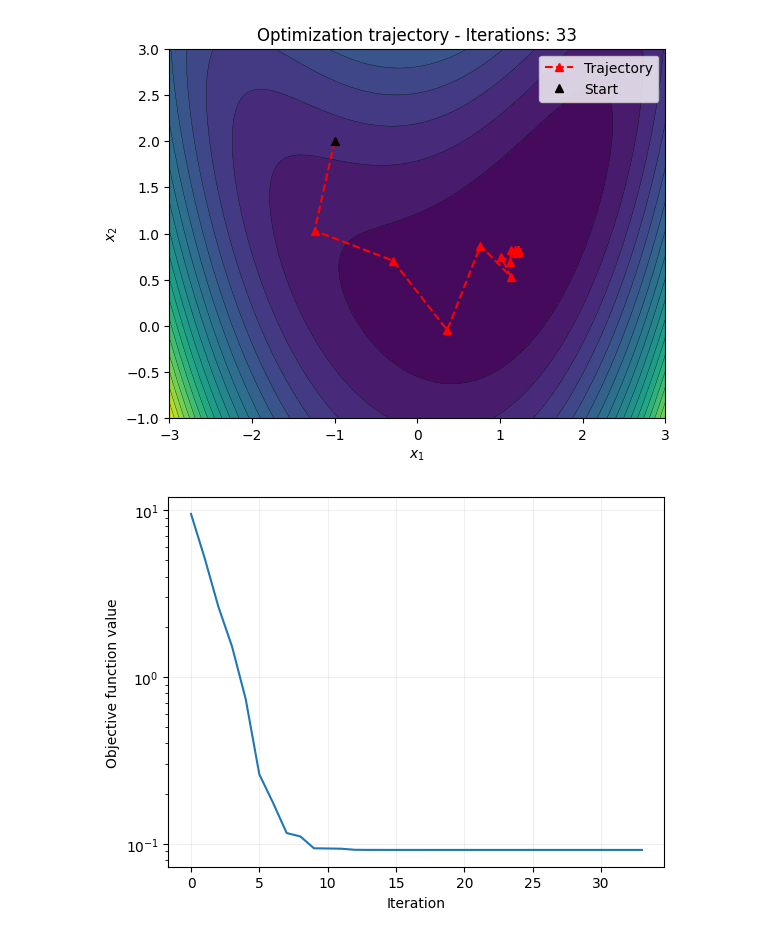
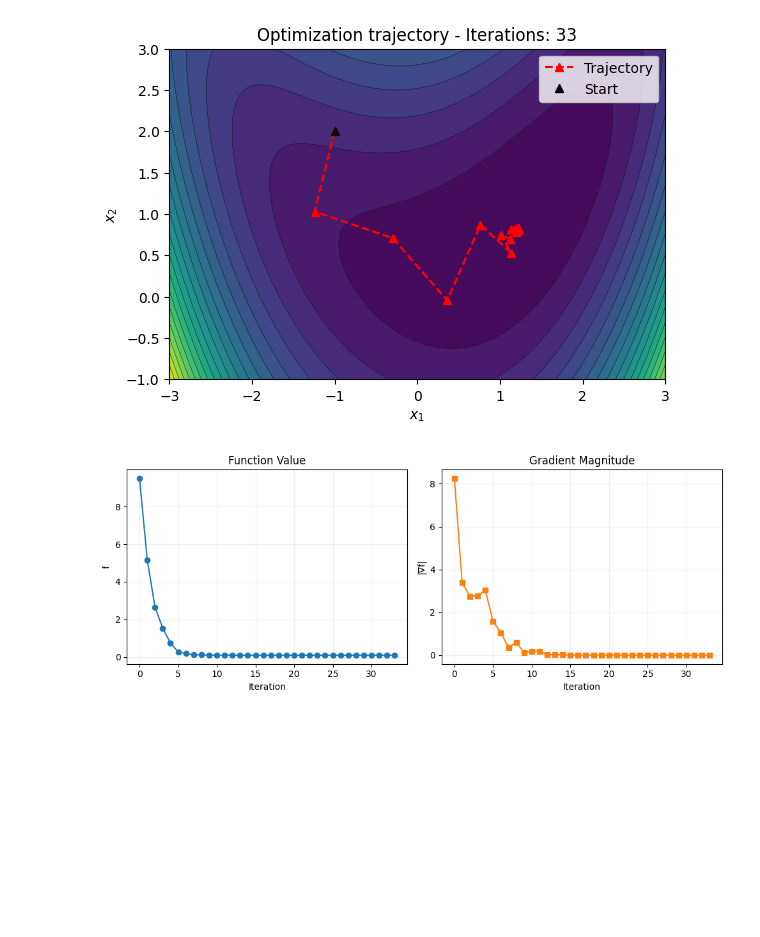
Before and after one commit to fneri13/NumOpt, a Jupyter notebook: notebooks/4-19.ipynb, the cells around one changed output. Saved outputs shown, nothing was run; the diff lists cells and outputs as text; code cells hidden in the pictures; blank space fills up the shorter version.

```diff
--- a/notebooks/4-19.ipynb
+++ b/notebooks/4-19.ipynb
@@ -6,11 +6,12 @@ from NumOpt.OptimizationProblem import OptimizationProblem
 # %%
 prob = OptimizationProblem(nDim=2, bounds=[(-3.0, 3.0), (-1.0, 3.0)])
 prob.setObjectiveFunction(beanFunction)
-history = prob.solve(x0=[-1.0, 2.0], directionMethod='steepest_descent', stepMethod='backtracking', options={'maxiter':500, 'tol':1e-6, 'step_size':0.2})
+history = prob.solve(x0=[-1.0, 2.0], directionMethod='steepest_descent', stepMethod='backtracking')
 prob.plotSolutionHistory(history)
+prob.plotFunctionDecreaseHistory(history)
 # %% [output]
-[figure, old version]
+[figure, new version]
-[figure, old version]
+[figure, new version]
 # %%
 prob = OptimizationProblem(nDim=2, bounds=[(-3.0, 3.0), (-1.0, 3.0)])
 prob.setObjectiveFunction(beanFunction)
```
Also changed, not shown: parts of 1 cell of this notebook, 6 other files.
